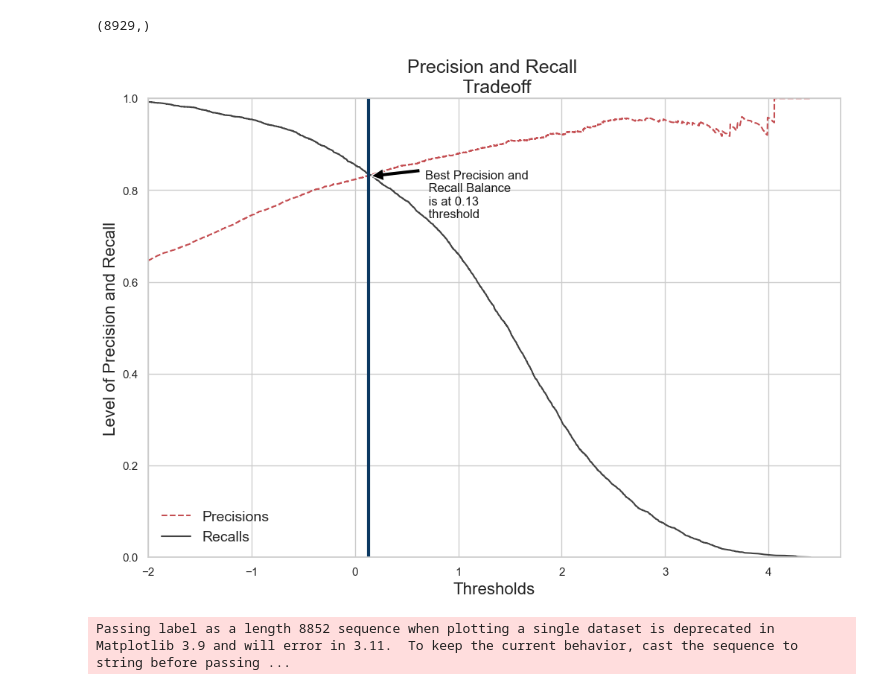
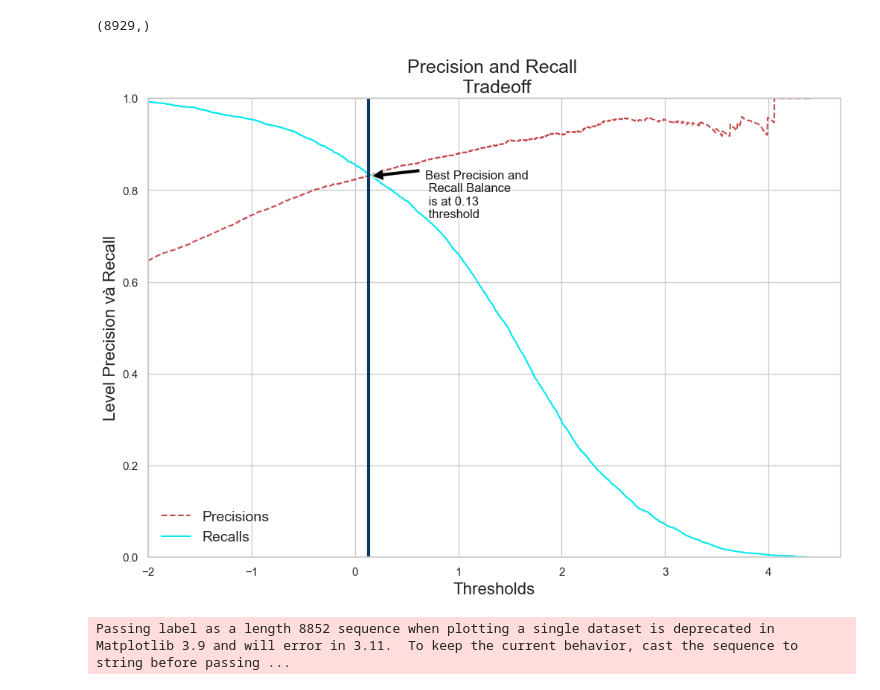
Before and after one commit to ThuanEc0m/DoAn_streamlit, a Jupyter notebook: bank.ipynb, the cells around one changed output. Drawn from its saved outputs; the diff is of its cells as text; code cells hidden in the pictures.

```diff
--- a/bank.ipynb
+++ b/bank.ipynb
@@ -1414,25 +1423,25 @@ precisions, recalls, threshold = precision_recall_curve(y_train, y_scores)
 # %%
 def precision_recall_curve(precisions, recalls, thresholds):
     fig, ax = plt.subplots(figsize=(12,8))
     plt.plot(thresholds, precisions[:-1], "r--", label="Precisions")
-    plt.plot(thresholds, recalls[:-1], "#424242", label="Recalls")
+    plt.plot(thresholds, recalls[:-1], "#07E8F0", label="Recalls")
     plt.title("Precision and Recall \n Tradeoff", fontsize=18)
-    plt.ylabel("Level of Precision and Recall", fontsize=16)
+    plt.ylabel("Level Precision và Recall", fontsize=16)
     plt.xlabel("Thresholds", fontsize=16)
     plt.legend(loc="best", fontsize=14)
     plt.xlim([-2, 4.7])
     plt.ylim([0, 1])
     plt.axvline(x=0.13, linewidth=3, color="#0B3861")
     plt.annotate('Best Precision and \n Recall Balance \n is at 0.13 \n threshold ', xy=(0.13, 0.83), xytext=(55, -40),
              textcoords="offset points",
             arrowprops=dict(facecolor='black', shrink=0.05),
                 fontsize=12,
                 color='k')
 
 precision_recall_curve(precisions, recalls, threshold)
 plt.show()
 # %% [output]
-[figure, old version]
+[figure, new version]
 # %%
 from sklearn.metrics import roc_curve
 # Gradient Boosting Classifier
```
Also changed, not shown: parts of 28 cells of this notebook, 23 other files.
